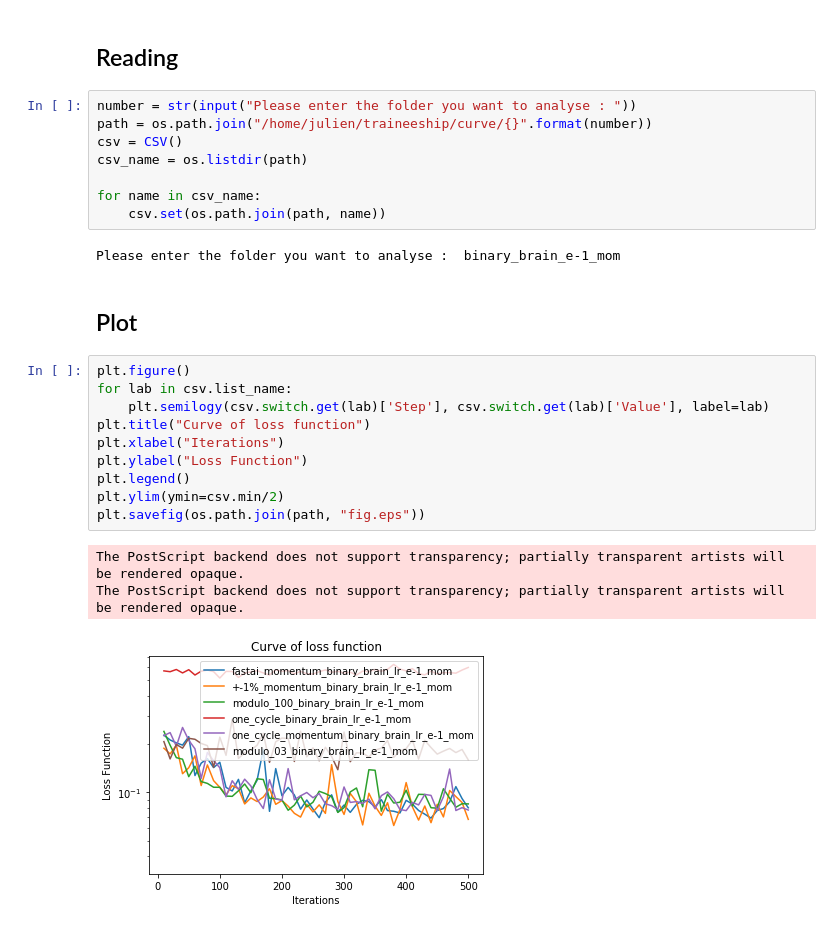
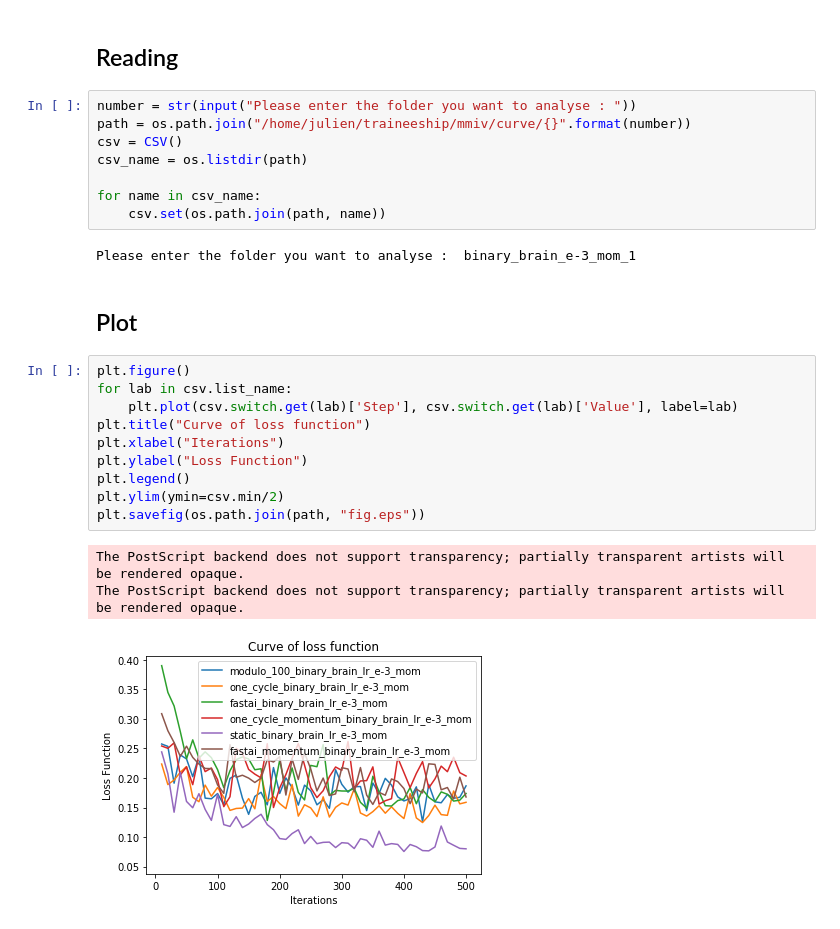
Before and after one commit to Dr3m0r4/traineeship, a Jupyter notebook: mmiv/curve/Curve.ipynb, the cells around one changed output. Drawn from its saved outputs; the diff is of its cells as text.

```diff
--- a/mmiv/curve/Curve.ipynb
+++ b/mmiv/curve/Curve.ipynb
@@ -31,27 +31,27 @@ class CSV():
 ## Reading
 # %%
 number = str(input("Please enter the folder you want to analyse : "))
-path = os.path.join("/home/julien/traineeship/curve/{}".format(number))
+path = os.path.join("/home/julien/traineeship/mmiv/curve/{}".format(number))
 csv = CSV()
 csv_name = os.listdir(path)
 
 for name in csv_name:
     csv.set(os.path.join(path, name))
 # %% [output]
-Please enter the folder you want to analyse :  binary_brain_e-1_mom
+Please enter the folder you want to analyse :  binary_brain_e-3_mom_1
 # %% [markdown]
 ## Plot
 # %%
 plt.figure()
 for lab in csv.list_name:
-    plt.semilogy(csv.switch.get(lab)['Step'], csv.switch.get(lab)['Value'], label=lab)
+    plt.plot(csv.switch.get(lab)['Step'], csv.switch.get(lab)['Value'], label=lab)
 plt.title("Curve of loss function")
 plt.xlabel("Iterations")
 plt.ylabel("Loss Function")
 plt.legend()
 plt.ylim(ymin=csv.min/2)
 plt.savefig(os.path.join(path, "fig.eps"))
 # %% [output]
 The PostScript backend does not support transparency; partially transparent artists will be rendered opaque.
 The PostScript backend does not support transparency; partially transparent artists will be rendered opaque.
-[figure, old version]
+[figure, new version]
```
Also changed, not shown: 33 other files.
